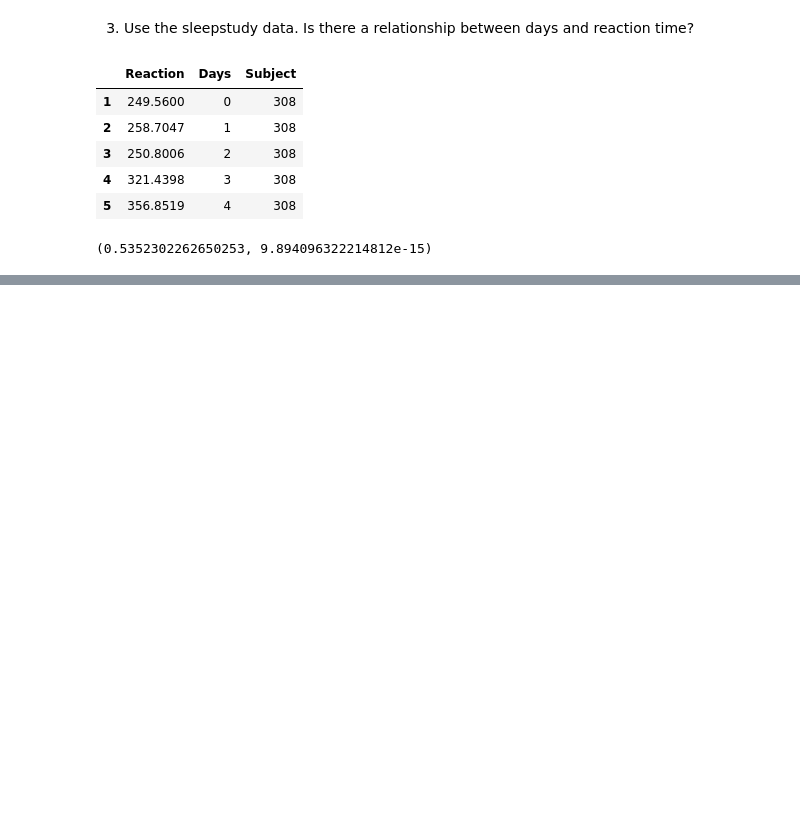
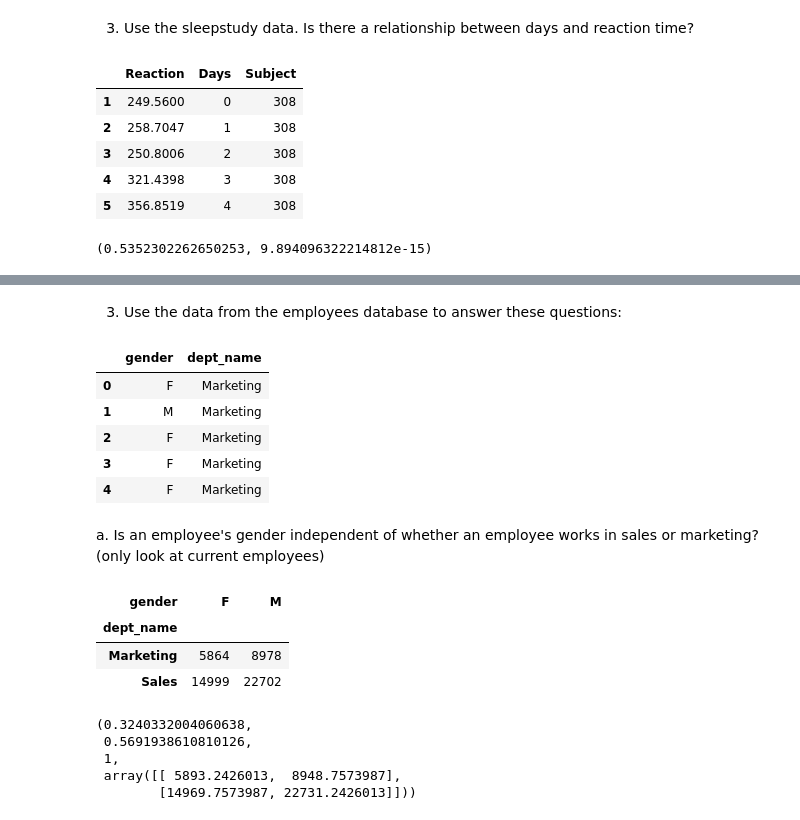
Before and after one commit to lainslie-18/statistics-exercises, a Jupyter notebook: hypothesis_testing.ipynb, the cells around one changed output, grey strips where cells are left out. Drawn from its saved outputs; the diff is of its cells as text; code cells hidden in the pictures; blank space fills up the shorter version.

```diff
--- a/hypothesis_testing.ipynb
+++ b/hypothesis_testing.ipynb
@@ -491,0 +579,24 @@ corr, p
+# %% [markdown]
+3. Use the data from the employees database to answer these questions:
+# %%
+sql = """
+select gender, dept_name from employees
+join dept_emp using(emp_no)
+join departments using(dept_no)
+where to_date > now() and
+dept_name in ('sales', 'marketing');
+"""
+
+url = get_db_url("employees")
+
+df = pd.read_sql(sql, url)
+df.head()
+# %% [output]
+|  | gender | dept_name |
+| 0 | F | Marketing |
+| 1 | M | Marketing |
+| 2 | F | Marketing |
+| 3 | F | Marketing |
+| 4 | F | Marketing |
+# %% [markdown]
+a. Is an employee's gender independent of whether an employee works in sales or marketing? (only look at current employees)
@@ -491,0 +606,19 @@ corr, p
+# %%
+# creating crosstab of dept name and gender values
+observed = pd.crosstab(df.dept_name, df.gender)
+observed
+# %% [output]
+| gender | F | M |
+| dept_name |  |  |
+| Marketing | 5864 | 8978 |
+| Sales | 14999 | 22702 |
+# %%
+# determining association between between dept and gender
+chi2, p, dof, expected = stats.chi2_contingency(observed)
+chi2, p, dof, expected
+# %% [output]
+(0.3240332004060638,
+ 0.5691938610810126,
+ 1,
+ array([[ 5893.2426013,  8948.7573987],
+        [14969.7573987, 22731.2426013]]))
```
Also changed, not shown: parts of 27 cells of this notebook.
